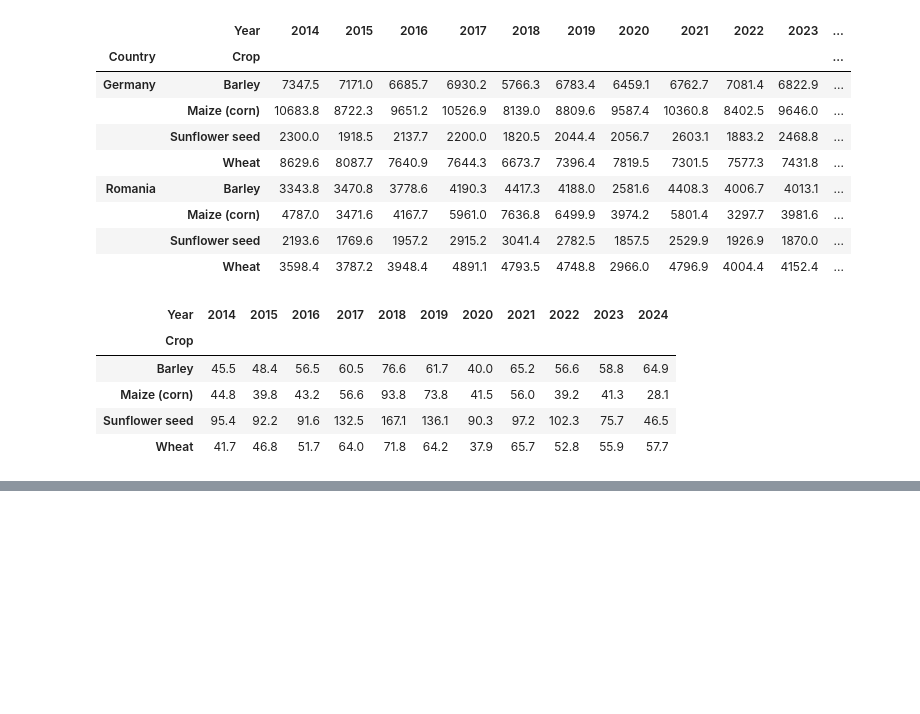
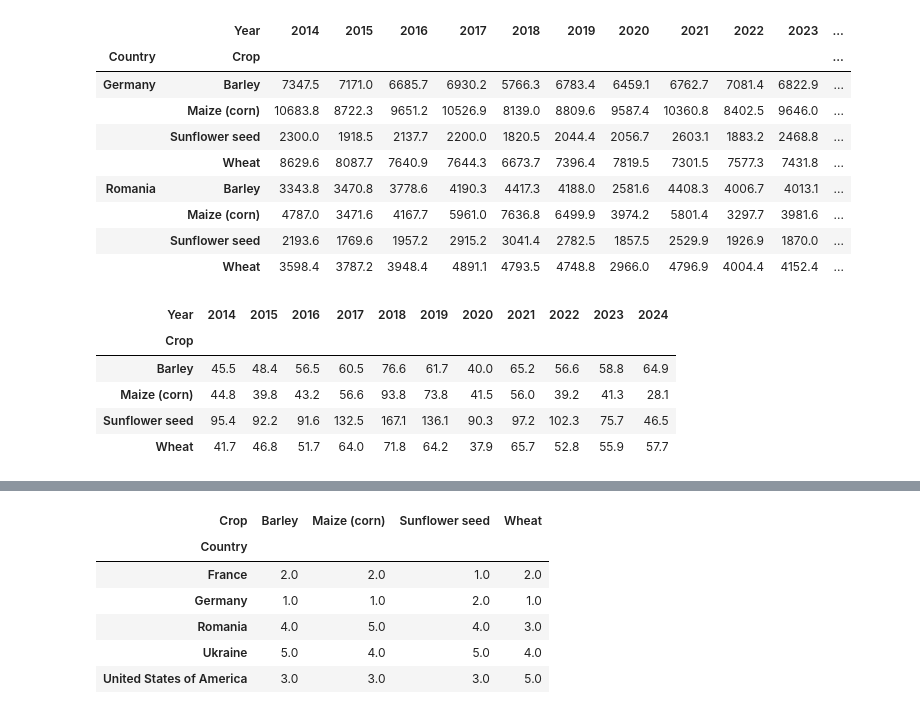
Before and after one commit to bogdan-ciobotaru/Romania-Crop-Yield-Gap, a Jupyter notebook: romania-crop-yield-gap.ipynb, the cells around one changed output, grey strips where cells are left out. Cells and saved outputs as stored; diff of their text form; code cells hidden in the pictures; blank space fills up the shorter version.

```diff
--- a/romania-crop-yield-gap.ipynb
+++ b/romania-crop-yield-gap.ipynb
@@ -199,0 +272,11 @@ plt.show()
+# %%
+value_rank = value_pivot.rank(ascending=False)
+value_rank
+# %% [output]
+| Crop | Barley | Maize (corn) | Sunflower seed | Wheat |
+| Country |  |  |  |  |
+| France | 2.0 | 2.0 | 1.0 | 2.0 |
+| Germany | 1.0 | 1.0 | 2.0 | 1.0 |
+| Romania | 4.0 | 5.0 | 4.0 | 3.0 |
+| Ukraine | 5.0 | 4.0 | 5.0 | 4.0 |
+| United States of America | 3.0 | 3.0 | 3.0 | 5.0 |
```
Also changed, not shown: parts of 10 cells of this notebook, 1 other file.
